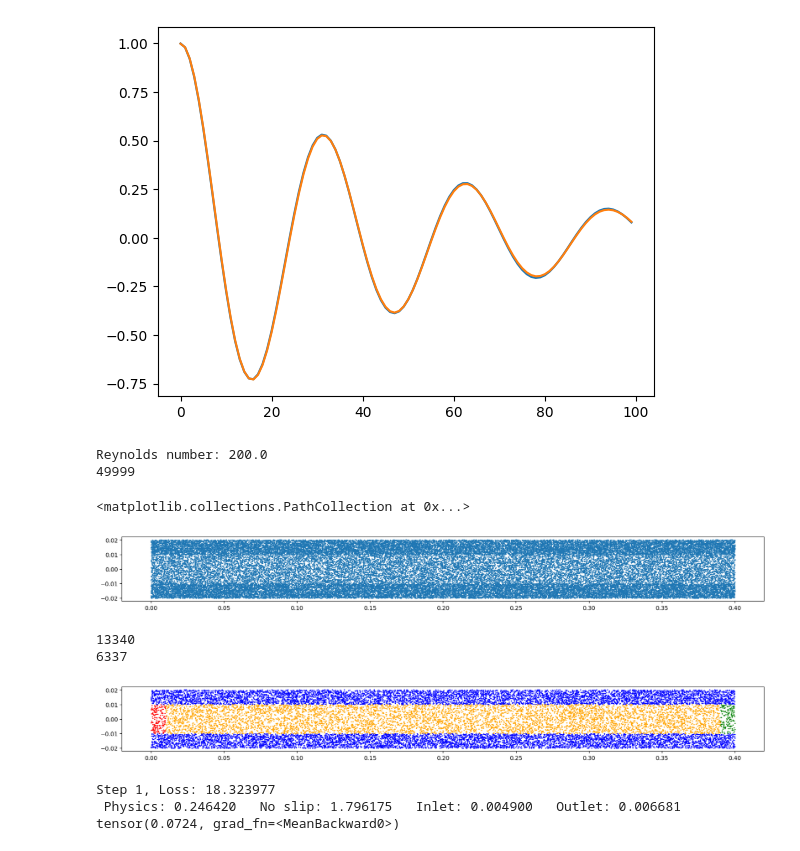
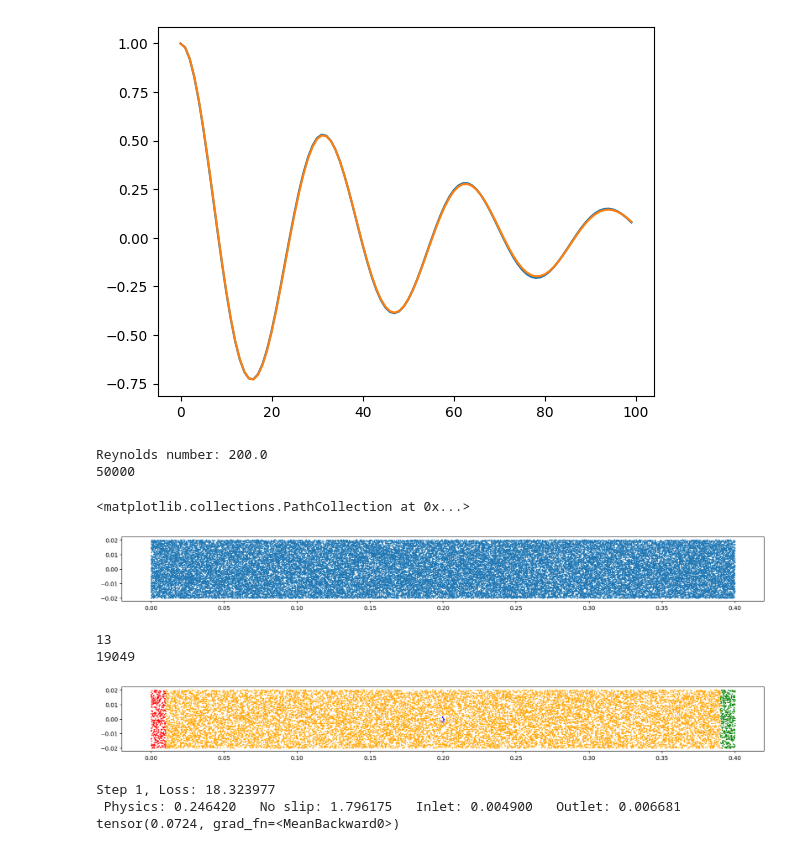
Before and after one commit to GuilBess/TB_PINN, a Jupyter notebook: example.ipynb, the cells around one changed output. Drawn from its saved outputs; the diff is of its cells as text; code cells hidden in the pictures.

```diff
--- a/example.ipynb
+++ b/example.ipynb
@@ -116,8 +116,8 @@ def generate_points(N):
     # Define zones as (x_min, x_max, y_min, y_max, weight)
     zones = [
         (0, 0.4, -0.02, 0.02, 0.01),           # Base zone
-        (0, 0.4, 0.01, 0.02, 0.01),          # Upper horizontal band
-        (0, 0.4, -0.02, -0.01, 0.01),        # Lower horizontal band
+        (0, 0.4, 0.01, 0.02, 0.00),          # Upper horizontal band
+        (0, 0.4, -0.02, -0.01, 0.00),        # Lower horizontal band
         (0.19, 0.21, -0.01, 0.01, 0.0)           # Center square
     ]
 
@@ -174,9 +174,9 @@ ax.set_aspect("equal")
 ax.scatter(tensor_np[:,0], tensor_np[:,1], s = 1)
 # %% [output]
 Reynolds number: 200.0
-49999
+50000
 <matplotlib.collections.PathCollection at 0x...>
-[figure, old version]
+[figure, new version]
 # %%
 def compute_PDE(xy, y_in):
     u = y_in[:, 0:1]
@@ -205,29 +205,30 @@ def compute_PDE(xy, y_in):
 # %%
 # Verify masks
 omg = generate_points(20000)
 t = torch.from_numpy(omg)
 x_vals_tensor = t[:, 0]
 y_vals_tensor = t[:, 1]
 
-no_slip_mask = (y_vals_tensor < -h) | (y_vals_tensor > h)
+# no_slip_mask = (y_vals_tensor < -h) | (y_vals_tensor > h)
+no_slip_mask = (x_vals_tensor - 0.2)**2 + y_vals_tensor**2 < 0.002**2
 inlet_mask = (torch.abs(x_vals_tensor - 0) < 1e-2) & (~no_slip_mask)
 outlet_mask = ((L * 2 - x_vals_tensor) < 1e-2) & (~no_slip_mask)
 interior_mask = ~(no_slip_mask | inlet_mask | outlet_mask)
 masks = (no_slip_mask, inlet_mask, outlet_mask, interior_mask)
 
 fig, ax = plt.subplots(figsize=(20, 20))
 ax.set_aspect("equal")
 ax.scatter(t[no_slip_mask][:,0], t[no_slip_mask][:,1], s = 1, c = "blue")
 ax.scatter(t[inlet_mask][:,0], t[inlet_mask][:,1], s = 1, c="red")
 ax.scatter(t[outlet_mask][:,0], t[outlet_mask][:,1], s = 1, c="green")
 ax.scatter(t[interior_mask][:,0], t[interior_mask][:,1], s = 1, c="orange")
 
 print(len(t[no_slip_mask]))
 print(len(t[interior_mask]))
 # %% [output]
-13340
-6337
+13
+19049
-[figure, old version]
+[figure, new version]
 # %%
 from tqdm import trange, tqdm
 
```
Also changed, not shown: parts of 1 cell of this notebook, 8 other files.
